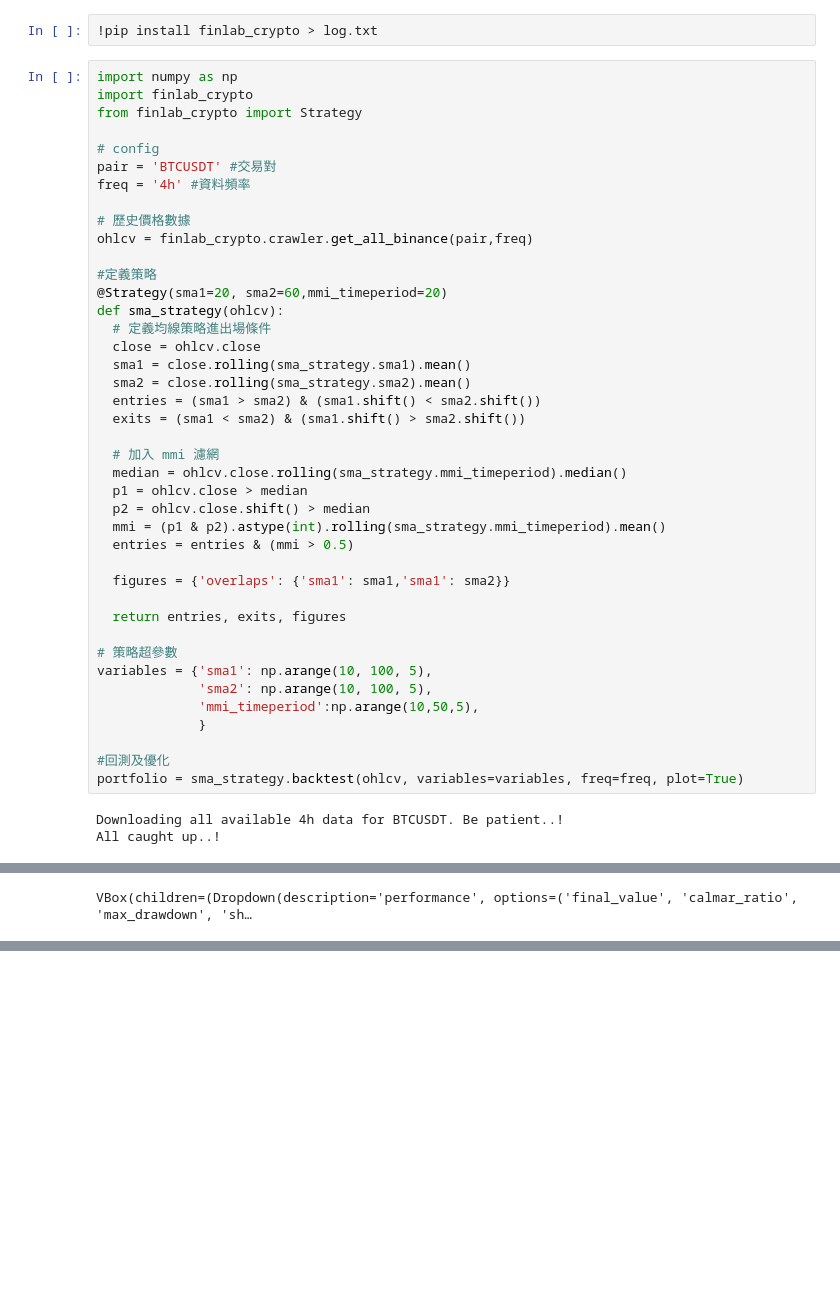
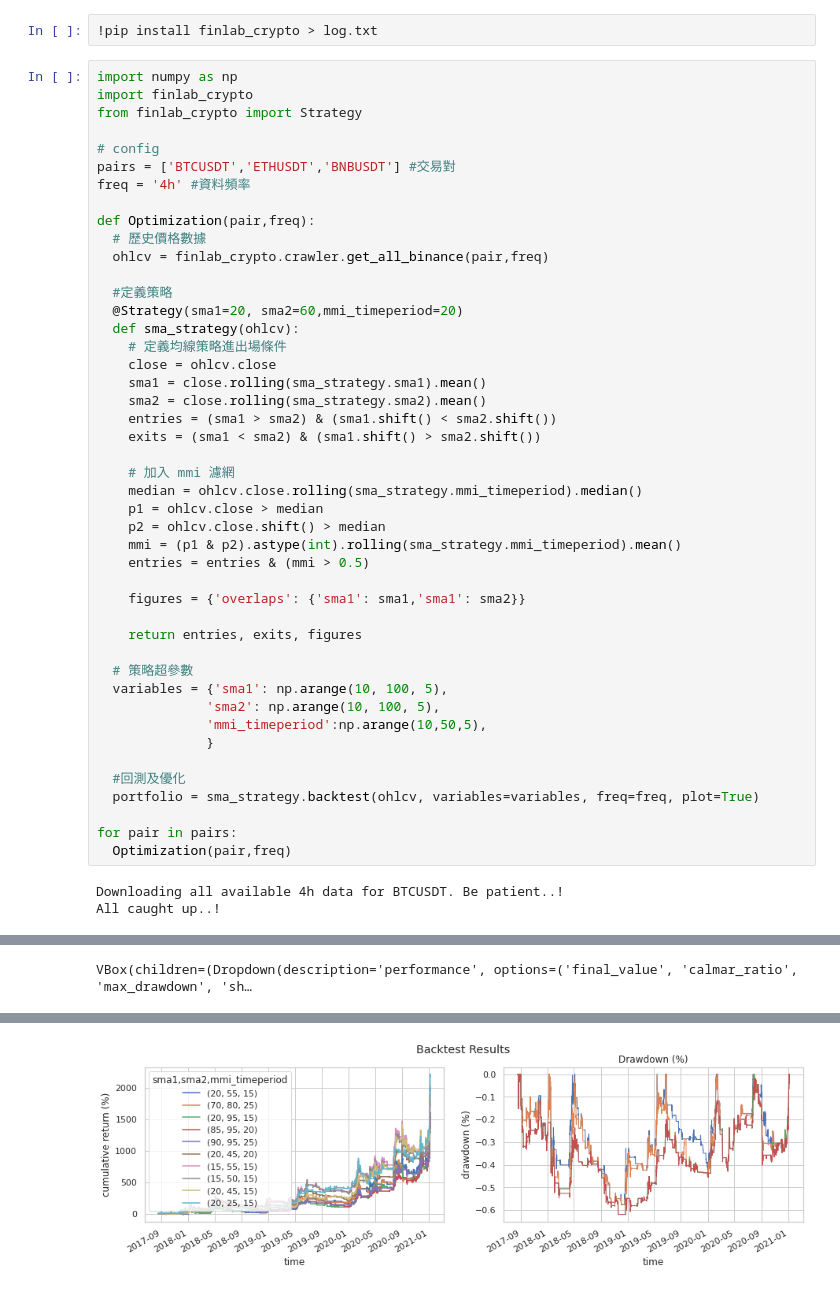
Before and after one commit to skywalker0803r/deep-learning-ian-goodfellow, a Jupyter notebook: 回測分析虛擬貨幣(SMA策略加上MMI濾網).ipynb, the cells around one changed output, grey strips where cells are left out. Saved outputs shown, nothing was run; the diff lists cells and outputs as text; blank space fills up the shorter version.

```diff
--- a/回測分析虛擬貨幣(SMA策略加上MMI濾網).ipynb
+++ b/回測分析虛擬貨幣(SMA策略加上MMI濾網).ipynb
@@ -10,41 +10,45 @@ import finlab_crypto
 from finlab_crypto import Strategy
 
 # config
-pair = 'BTCUSDT' #交易對
+pairs = ['BTCUSDT','ETHUSDT','BNBUSDT'] #交易對
 freq = '4h' #資料頻率
 
-# 歷史價格數據
-ohlcv = finlab_crypto.crawler.get_all_binance(pair,freq)
+def Optimization(pair,freq):
+  # 歷史價格數據
+  ohlcv = finlab_crypto.crawler.get_all_binance(pair,freq)
 
-#定義策略
-@Strategy(sma1=20, sma2=60,mmi_timeperiod=20)
-def sma_strategy(ohlcv):
-  # 定義均線策略進出場條件
-  close = ohlcv.close
-  sma1 = close.rolling(sma_strategy.sma1).mean()
-  sma2 = close.rolling(sma_strategy.sma2).mean()
-  entries = (sma1 > sma2) & (sma1.shift() < sma2.shift())
-  exits = (sma1 < sma2) & (sma1.shift() > sma2.shift())
+  #定義策略
+  @Strategy(sma1=20, sma2=60,mmi_timeperiod=20)
+  def sma_strategy(ohlcv):
+    # 定義均線策略進出場條件
+    close = ohlcv.close
+    sma1 = close.rolling(sma_strategy.sma1).mean()
+    sma2 = close.rolling(sma_strategy.sma2).mean()
+    entries = (sma1 > sma2) & (sma1.shift() < sma2.shift())
+    exits = (sma1 < sma2) & (sma1.shift() > sma2.shift())
 
-  # 加入 mmi 濾網
-  median = ohlcv.close.rolling(sma_strategy.mmi_timeperiod).median()
-  p1 = ohlcv.close > median
-  p2 = ohlcv.close.shift() > median
-  mmi = (p1 & p2).astype(int).rolling(sma_strategy.mmi_timeperiod).mean()
-  entries = entries & (mmi > 0.5)
+    # 加入 mmi 濾網
+    median = ohlcv.close.rolling(sma_strategy.mmi_timeperiod).median()
+    p1 = ohlcv.close > median
+    p2 = ohlcv.close.shift() > median
+    mmi = (p1 & p2).astype(int).rolling(sma_strategy.mmi_timeperiod).mean()
+    entries = entries & (mmi > 0.5)
 
-  figures = {'overlaps': {'sma1': sma1,'sma1': sma2}}
+    figures = {'overlaps': {'sma1': sma1,'sma1': sma2}}
 
-  return entries, exits, figures
+    return entries, exits, figures
 
-# 策略超參數
-variables = {'sma1': np.arange(10, 100, 5),
-             'sma2': np.arange(10, 100, 5),
-             'mmi_timeperiod':np.arange(10,50,5),
-             }
+  # 策略超參數
+  variables = {'sma1': np.arange(10, 100, 5),
+              'sma2': np.arange(10, 100, 5),
+              'mmi_timeperiod':np.arange(10,50,5),
+              }
 
-#回測及優化
-portfolio = sma_strategy.backtest(ohlcv, variables=variables, freq=freq, plot=True)
+  #回測及優化
+  portfolio = sma_strategy.backtest(ohlcv, variables=variables, freq=freq, plot=True)
+
+for pair in pairs:
+  Optimization(pair,freq)
 # %% [output]
 Downloading all available 4h data for BTCUSDT. Be patient..!
 All caught up..!
@@ -55,0 +62 @@ VBox(children=(Dropdown(description='performance', options=('final_value', 'calm
+[figure, added]
```
Also changed, not shown: parts of 1 cell of this notebook.
